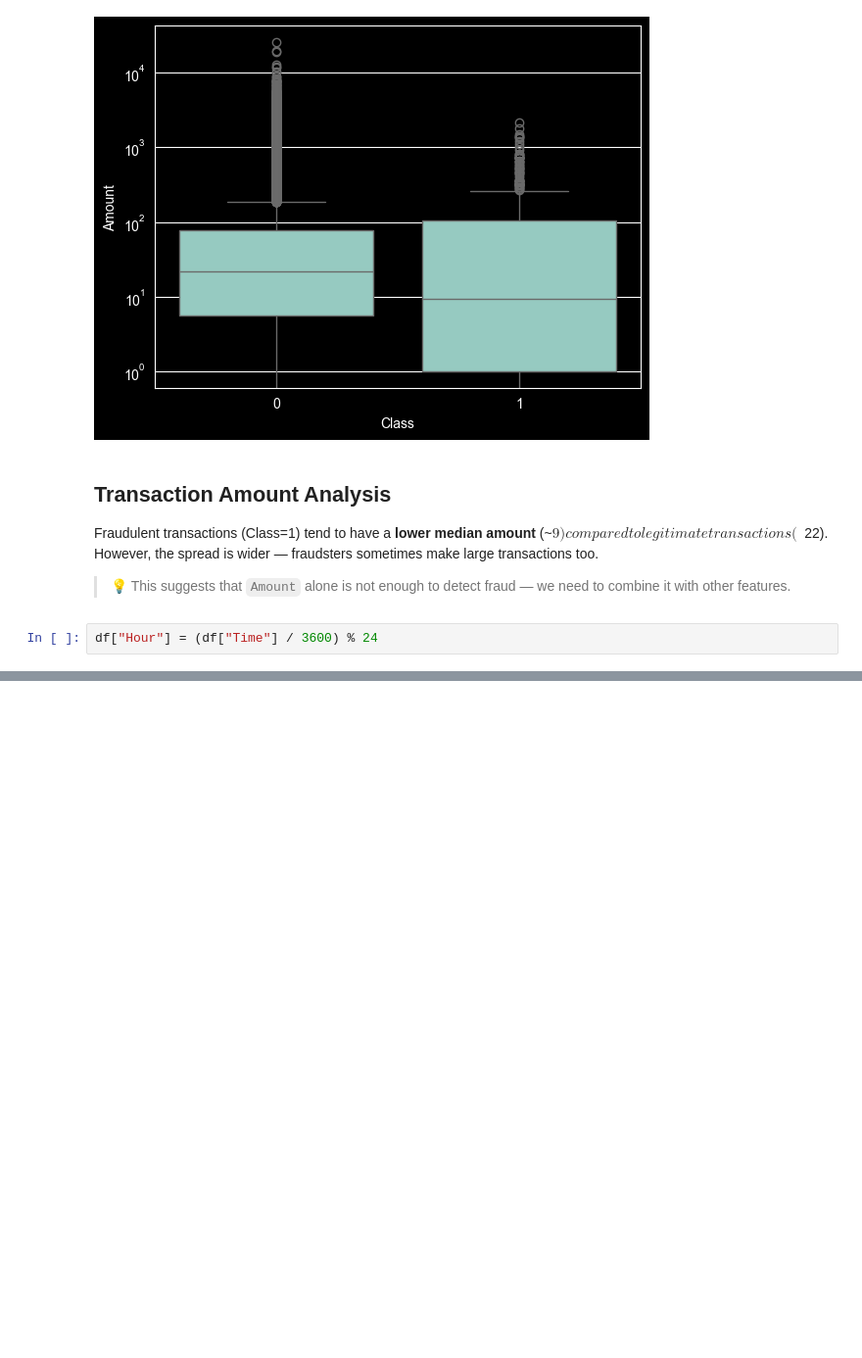
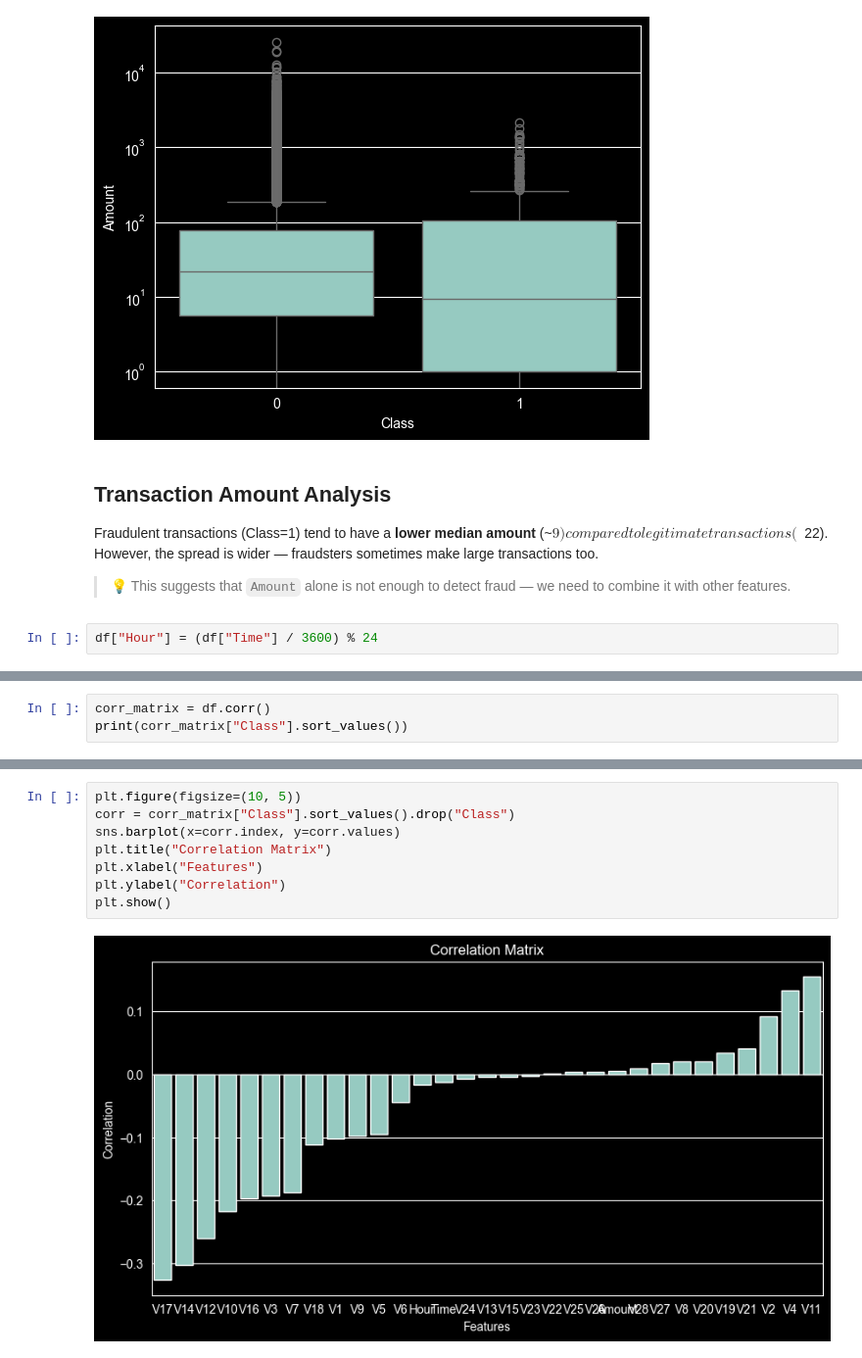
Before and after one commit to DanilRodenko/FraudShield, a Jupyter notebook: notebooks/01_EDA.ipynb, the cells around one changed output, grey strips where cells are left out. Shown at 98% size. Saved outputs shown, nothing was run; the diff lists cells and outputs as text; blank space fills up the shorter version.

Commit message:
EDA: feature correlation analysis

```diff
--- a/notebooks/01_EDA.ipynb
+++ b/notebooks/01_EDA.ipynb
@@ -129,0 +190,3 @@ df["Hour"] = (df["Time"] / 3600) % 24
+# %%
+corr_matrix = df.corr()
+print(corr_matrix["Class"].sort_values())
@@ -129,0 +223,10 @@ df["Hour"] = (df["Time"] / 3600) % 24
+# %%
+plt.figure(figsize=(10, 5))
+corr = corr_matrix["Class"].sort_values().drop("Class")
+sns.barplot(x=corr.index, y=corr.values)
+plt.title("Correlation Matrix")
+plt.xlabel("Features")
+plt.ylabel("Correlation")
+plt.show()
+# %% [output]
+[figure, added]
```
Also changed, not shown: parts of 6 cells of this notebook.
